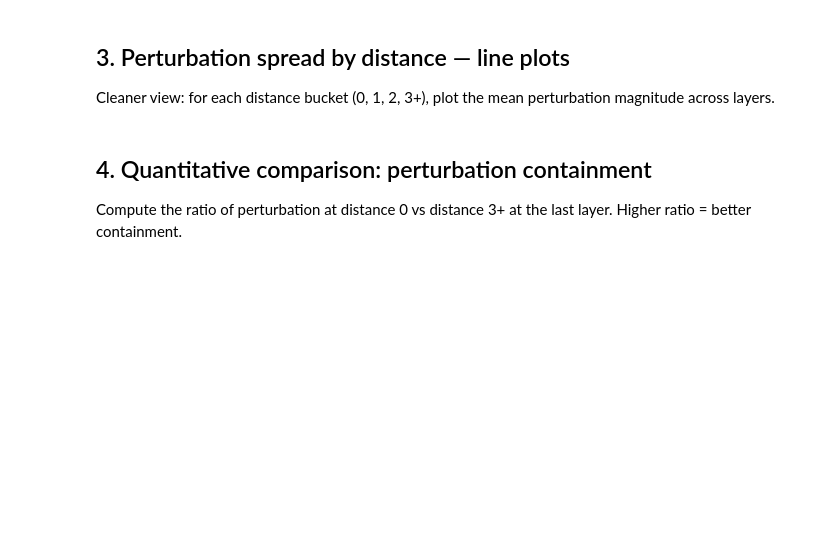
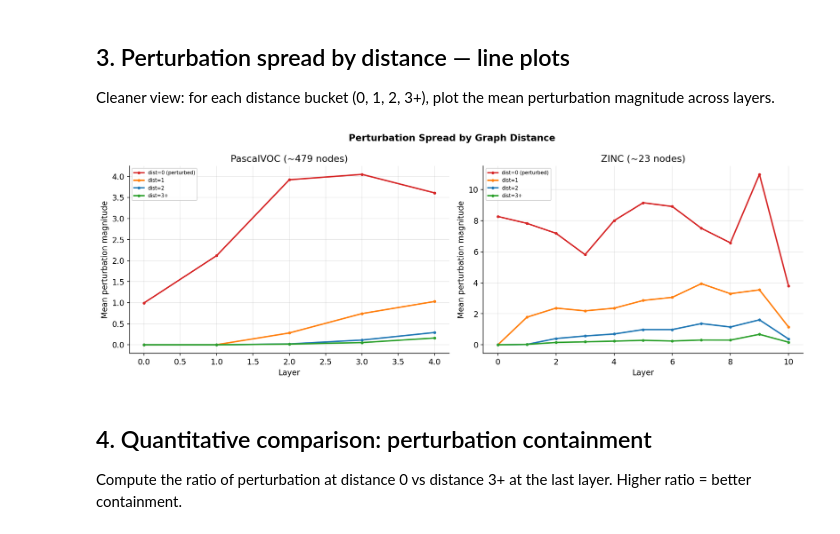
Before and after one commit to alexandre-bismuth/Geometric-Deep-Learning, a Jupyter notebook: Mini-Project/source/notebooks/03_perturbation_sensitivity.ipynb, the cells around one changed output. Cells and saved outputs as stored; diff of their text form; code cells hidden in the pictures; blank space fills up the shorter version.

```diff
--- a/Mini-Project/source/notebooks/03_perturbation_sensitivity.ipynb
+++ b/Mini-Project/source/notebooks/03_perturbation_sensitivity.ipynb
@@ -216,46 +238,46 @@ magnitude across layers.
 # %%
 fig, axes = plt.subplots(1, 2, figsize=(14, 5))
 
 datasets_pairs = [
     (axes[0], 'pascal', 'PascalVOC (~479 nodes)', 8),
     (axes[1], 'zinc', 'ZINC (~23 nodes)', 6),
 ]
 
 dist_colors = [(0, 'tab:red', 'dist=0 (perturbed)'), (1, 'tab:orange', 'dist=1'),
                (2, 'tab:blue', 'dist=2'), (3, 'tab:green', 'dist=3+')]
 
 for ax, ds_prefix, title, max_d in datasets_pairs:
-    for vnode, linestyle, lbl_suffix in [(False, '-', ' (no VNode)'), (True, '--', ' (VNode)')]:
-        eid = f'{ds_prefix}-{"vnode" if vnode else "novnode"}'
-        if eid not in perturbation_results:
-            continue
-        spread = perturbation_results[eid]
-        num_layers = max(spread.keys()) + 1
+    eid = f'{ds_prefix}-novnode'
+    if eid not in perturbation_results:
+        continue
+    spread = perturbation_results[eid]
+    num_layers = max(spread.keys()) + 1
 
-        for dist, color, label in dist_colors:
-            values = []
-            for l in range(num_layers):
-                if dist < 3:
-                    vals = spread[l].get(dist, [])
-                else:
-                    vals = []
-                    for d in range(3, max_d + 1):
-                        vals.extend(spread[l].get(d, []))
-                values.append(np.mean(vals) if vals else 0.0)
-            ax.plot(range(num_layers), values, color=color, linewidth=2, linestyle=linestyle,
-                    marker='o' if not vnode else 's', markersize=3,
-                    label=label + lbl_suffix if not vnode else None)
+    for dist, color, label in dist_colors:
+        values = []
+        for l in range(num_layers):
+            if dist < 3:
+                vals = spread[l].get(dist, [])
+            else:
+                vals = []
+                for d in range(3, max_d + 1):
+                    vals.extend(spread[l].get(d, []))
+            values.append(np.mean(vals) if vals else 0.0)
+        ax.plot(range(num_layers), values, color=color, linewidth=2, linestyle='-',
+                marker='o', markersize=3, label=label)
 
     ax.set_xlabel('Layer')
     ax.set_ylabel('Mean perturbation magnitude')
     ax.set_title(title)
     ax.legend(fontsize=7)
     ax.grid(True, alpha=0.3)
 
 plt.suptitle('Perturbation Spread by Graph Distance', fontsize=13, fontweight='bold')
 plt.tight_layout()
 plt.savefig(os.path.join(FIGURES_DIR, 'fig11_perturbation_by_distance.pdf'), bbox_inches='tight', dpi=150)
 plt.show()
+# %% [output]
+[figure, added]
 # %% [markdown]
 ## 4. Quantitative comparison: perturbation containment
 
```
Also changed, not shown: parts of 5 cells of this notebook, 27 other files.
